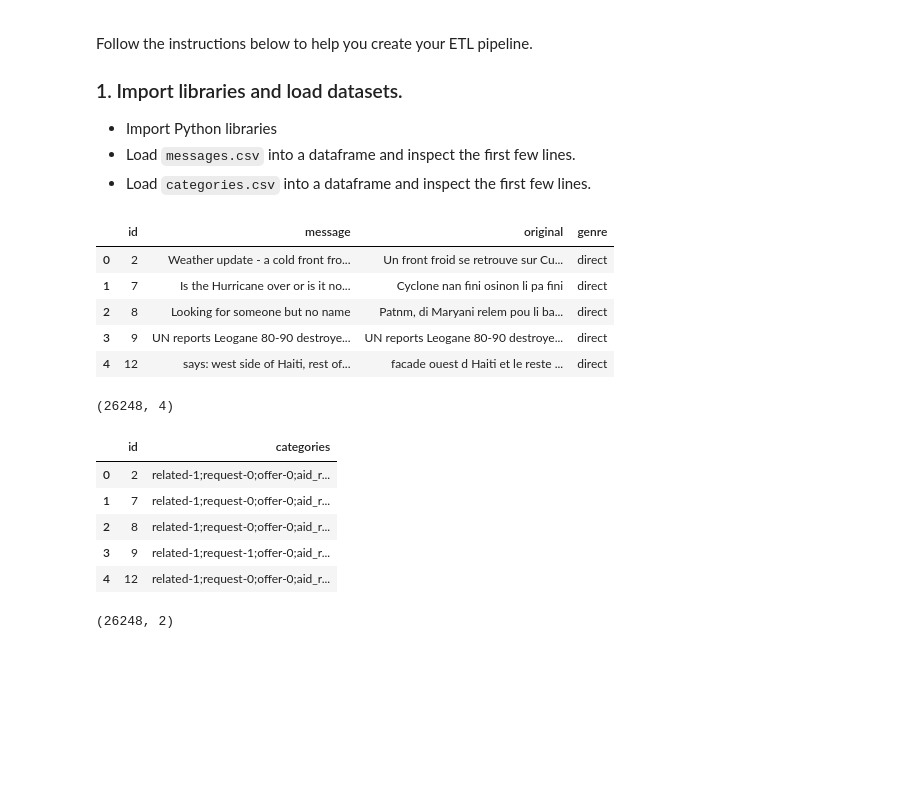
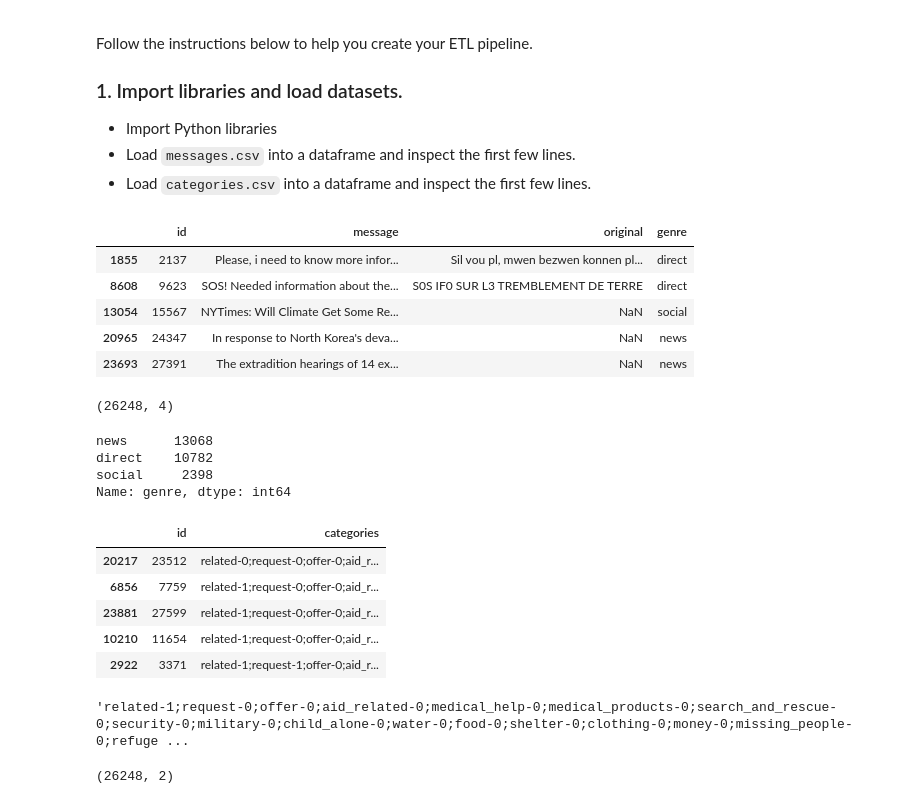
Before and after one commit to hen-wg/udacity_disaster_response, a Jupyter notebook: notebooks/ETL Pipeline Preparation.ipynb, the cells around one changed output. Drawn from its saved outputs; the diff is of its cells as text; code cells hidden in the pictures; blank space fills up the shorter version.

```diff
--- a/notebooks/ETL Pipeline Preparation.ipynb
+++ b/notebooks/ETL Pipeline Preparation.ipynb
@@ -15,30 +15,41 @@ pd.set_option('display.max_rows', 500)
 pd.set_option('display.max_columns', 500)
 # %%
 # load messages dataset
-messages = pd.read_csv('messages.csv')
-messages.head()
+messages = pd.read_csv('../data/disaster_messages.csv')
+messages.sample(n= 5)
 # %% [output]
 |  | id | message | original | genre |
-| 0 | 2 | Weather update - a cold front fro... | Un front froid se retrouve sur Cu... | direct |
-| 1 | 7 | Is the Hurricane over or is it no... | Cyclone nan fini osinon li pa fini | direct |
-| 2 | 8 | Looking for someone but no name | Patnm, di Maryani relem pou li ba... | direct |
-| 3 | 9 | UN reports Leogane 80-90 destroye... | UN reports Leogane 80-90 destroye... | direct |
-| 4 | 12 | says: west side of Haiti, rest of... | facade ouest d Haiti et le reste ... | direct |
+| 1855 | 2137 | Please, i need to know more infor... | Sil vou pl, mwen bezwen konnen pl... | direct |
+| 8608 | 9623 | SOS! Needed information about the... | S0S IF0 SUR L3 TREMBLEMENT DE TERRE | direct |
+| 13054 | 15567 | NYTimes: Will Climate Get Some Re... | NaN | social |
+| 20965 | 24347 | In response to North Korea's deva... | NaN | news |
+| 23693 | 27391 | The extradition hearings of 14 ex... | NaN | news |
 # %%
 messages.shape
 # %% [output]
 (26248, 4)
+# %%
+messages.genre.value_counts()
+# %% [output]
+news      13068
+direct    10782
+social     2398
+Name: genre, dtype: int64
 # %%
 # load categories dataset
-categories = pd.read_csv('categories.csv')
-categories.head()
+categories = pd.read_csv('../data/disaster_categories.csv')
+categories.sample(n= 5)
 # %% [output]
 |  | id | categories |
-| 0 | 2 | related-1;request-0;offer-0;aid_r... |
-| 1 | 7 | related-1;request-0;offer-0;aid_r... |
-| 2 | 8 | related-1;request-0;offer-0;aid_r... |
-| 3 | 9 | related-1;request-1;offer-0;aid_r... |
-| 4 | 12 | related-1;request-0;offer-0;aid_r... |
+| 20217 | 23512 | related-0;request-0;offer-0;aid_r... |
+| 6856 | 7759 | related-1;request-0;offer-0;aid_r... |
+| 23881 | 27599 | related-1;request-0;offer-0;aid_r... |
+| 10210 | 11654 | related-1;request-0;offer-0;aid_r... |
+| 2922 | 3371 | related-1;request-1;offer-0;aid_r... |
+# %%
+categories.categories[0]
+# %% [output]
+'related-1;request-0;offer-0;aid_related-0;medical_help-0;medical_products-0;search_and_rescue-0;security-0;military-0;child_alone-0;water-0;food-0;shelter-0;clothing-0;money-0;missing_people-0;refuge ...
 # %%
 categories.shape
 # %% [output]
```
Also changed, not shown: parts of 23 cells of this notebook.
